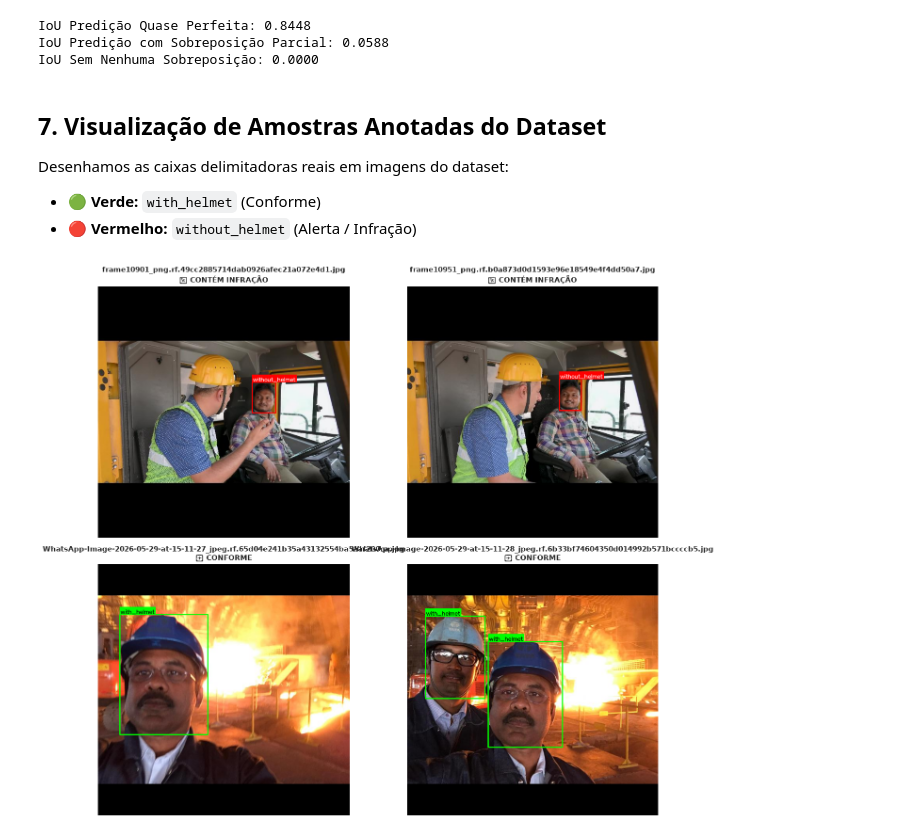
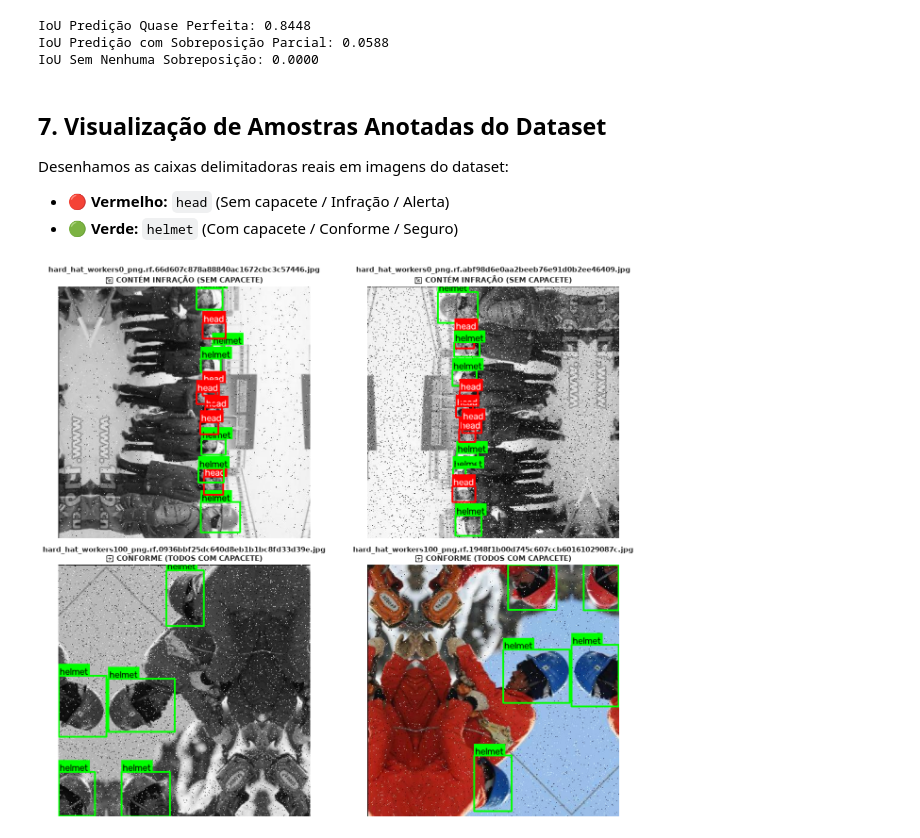
Before and after one commit to carloshfgit/epi_finder, a Jupyter notebook: notebooks/01_eda_dataset.ipynb, the cells around one changed output. Drawn from its saved outputs; the diff is of its cells as text; code cells hidden in the pictures.

Commit message:
feat(dataset): integra novo dataset expandido (946 imagens) e atualiza EDA

```diff
--- a/notebooks/01_eda_dataset.ipynb
+++ b/notebooks/01_eda_dataset.ipynb
@@ -102,8 +102,8 @@ for split in ['train', 'valid', 'test']:
         with open(lf, 'r', encoding='utf-8') as f:
             lines = [l.strip() for l in f if l.strip()]
 
-        wh_count = 0
-        woh_count = 0
+        head_count = 0
+        helmet_count = 0
 
         for line in lines:
             tokens = line.split()
@@ -111,9 +111,9 @@ for split in ['train', 'valid', 'test']:
             xc, yc, w, h = map(float, tokens[1:5])
 
             if cls_id == 0:
-                wh_count += 1
+                head_count += 1
             elif cls_id == 1:
-                woh_count += 1
+                helmet_count += 1
 
             anno_rows.append({
                 'split': split,
@@ -134,9 +134,9 @@ for split in ['train', 'valid', 'test']:
             'image_name': Path(matched_img).name if matched_img else base_stem,
             'image_path': matched_img,
             'total_boxes': len(lines),
-            'with_helmet': wh_count,
-            'without_helmet': woh_count,
-            'has_infraction': woh_count > 0
+            'head': head_count,
+            'helmet': helmet_count,
+            'has_infraction': head_count > 0
         })
 
 df_annotations = pd.DataFrame(anno_rows)
@@ -216,17 +218,18 @@ Geramos gráficos analíticos para diagnóstico visual da distribuição de clas
 # %%
 fig, axes = plt.subplots(1, 2, figsize=(15, 5))
 
-# 1. Contagem Geral de Classes
-sns.barplot(data=cls_dist, x='Classe', y='Instâncias', ax=axes[0], palette=['#2ecc71', '#e74c3c'])
+# 1. Contagem Geral de Classes (head: vermelho, helmet: verde)
+palette_map = {'head': '#e74c3c', 'helmet': '#2ecc71'}
+sns.barplot(data=cls_dist, x='Classe', y='Instâncias', ax=axes[0], palette=[palette_map.get(c, '#3498db') for c in cls_dist['Classe']])
 axes[0].set_title('Distribuição Global de Classes', fontsize=14, fontweight='bold')
 axes[0].set_ylabel('Número de Anotações')
 for idx, row in cls_dist.iterrows():
-    axes[0].text(idx, row['Instâncias'] + 10, f"{row['Instâncias']} ({row['Percentual (%)']:.1f}%)", ha='center', fontweight='bold')
+    axes[0].text(idx, row['Instâncias'] + 40, f"{row['Instâncias']} ({row['Percentual (%)']:.1f}%)", ha='center', fontweight='bold')
 
 # 2. Distribuição por Split
 split_plot_df = df_annotations.groupby(['split', 'class_name']).size().reset_index(name='contagem')
-sns.barplot(data=split_plot_df, x='split', y='contagem', hue='class_name', ax=axes[1], palette=['#2ecc71', '#e74c3c'])
-axes[1].set_title('Anotações por Split (Treino vs Validação)', fontsize=14, fontweight='bold')
+sns.barplot(data=split_plot_df, x='split', y='contagem', hue='class_name', ax=axes[1], palette={'head': '#e74c3c', 'helmet': '#2ecc71'})
+axes[1].set_title('Anotações por Split (Treino, Validação e Teste)', fontsize=14, fontweight='bold')
 axes[1].set_ylabel('Número de Anotações')
 axes[1].set_xlabel('Split')
 axes[1].legend(title='Classe')
@@ -346,8 +349,8 @@ IoU Sem Nenhuma Sobreposição: 0.0000
 # %% [markdown]
 ## 7. Visualização de Amostras Anotadas do Dataset
 Desenhamos as caixas delimitadoras reais em imagens do dataset:
-- 🟢 **Verde:** `with_helmet` (Conforme)
-- 🔴 **Vermelho:** `without_helmet` (Alerta / Infração)
+- 🔴 **Vermelho:** `head` (Sem capacete / Infração / Alerta)
+- 🟢 **Verde:** `helmet` (Com capacete / Conforme / Seguro)
 # %%
 # Selecionamos imagens com infração (sem capacete) e sem infração para demonstração
 infra_imgs = df_images[df_images['has_infraction']]['image_name'].head(2).tolist()
@@ -355,33 +358,33 @@ safe_imgs = df_images[~df_images['has_infraction']]['image_name'].head(2).tolist
 sample_names = infra_imgs + safe_imgs
 
 fig, axes = plt.subplots(2, 2, figsize=(14, 12))
 axes = axes.flatten()
 
 for i, img_name in enumerate(sample_names):
     sub_df = df_annotations[df_annotations['image_name'] == img_name]
     img_path = sub_df.iloc[0]['image_path']
 
     bgr = cv2.imread(img_path)
     h, w = bgr.shape[:2]
 
     boxes_xyxy = []
     class_ids = []
 
     for _, row in sub_df.iterrows():
         b_xyxy = yolo_to_xyxy(row['x_center'], row['y_center'], row['width'], row['height'], w, h)
         boxes_xyxy.append(b_xyxy)
         class_ids.append(row['class_id'])
 
     annotated_bgr = draw_bounding_boxes(bgr, boxes_xyxy, class_ids)
     annotated_rgb = bgr_to_rgb(annotated_bgr)
 
     axes[i].imshow(annotated_rgb)
-    has_inf = any(c == 1 for c in class_ids)
-    status_title = '🚨 CONTÉM INFRAÇÃO' if has_inf else '✅ CONFORME'
+    has_inf = any(c == 0 for c in class_ids)
+    status_title = '🚨 CONTÉM INFRAÇÃO (SEM CAPACETE)' if has_inf else '✅ CONFORME (TODOS COM CAPACETE)'
     axes[i].set_title(f'{img_name}\n{status_title}', fontsize=11, fontweight='bold')
     axes[i].axis('off')
 
 plt.tight_layout()
 plt.show()
 # %% [output]
-[figure, old version]
+[figure, new version]
```
Also changed, not shown: parts of 15 cells of this notebook, 3 other files.
